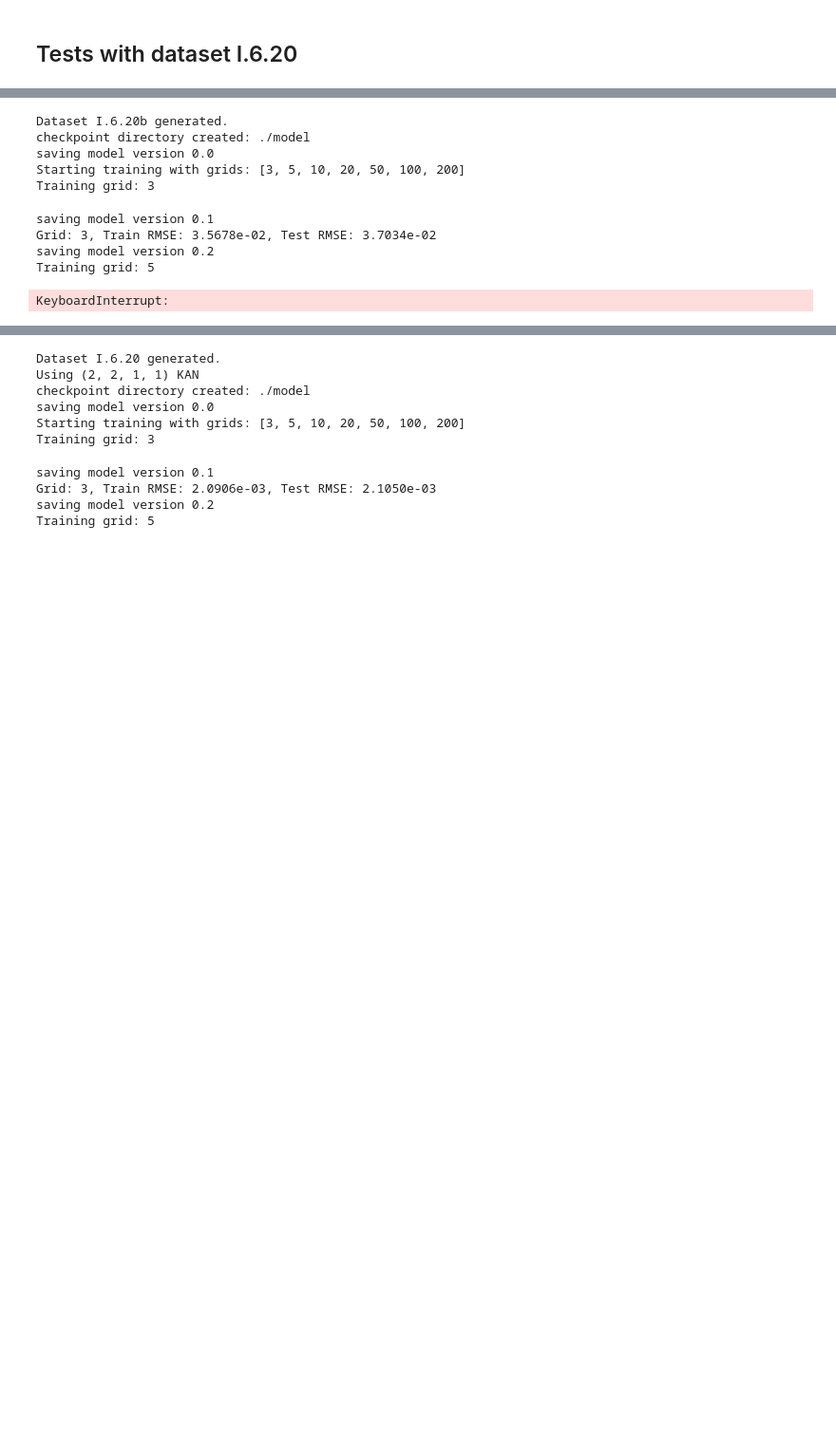
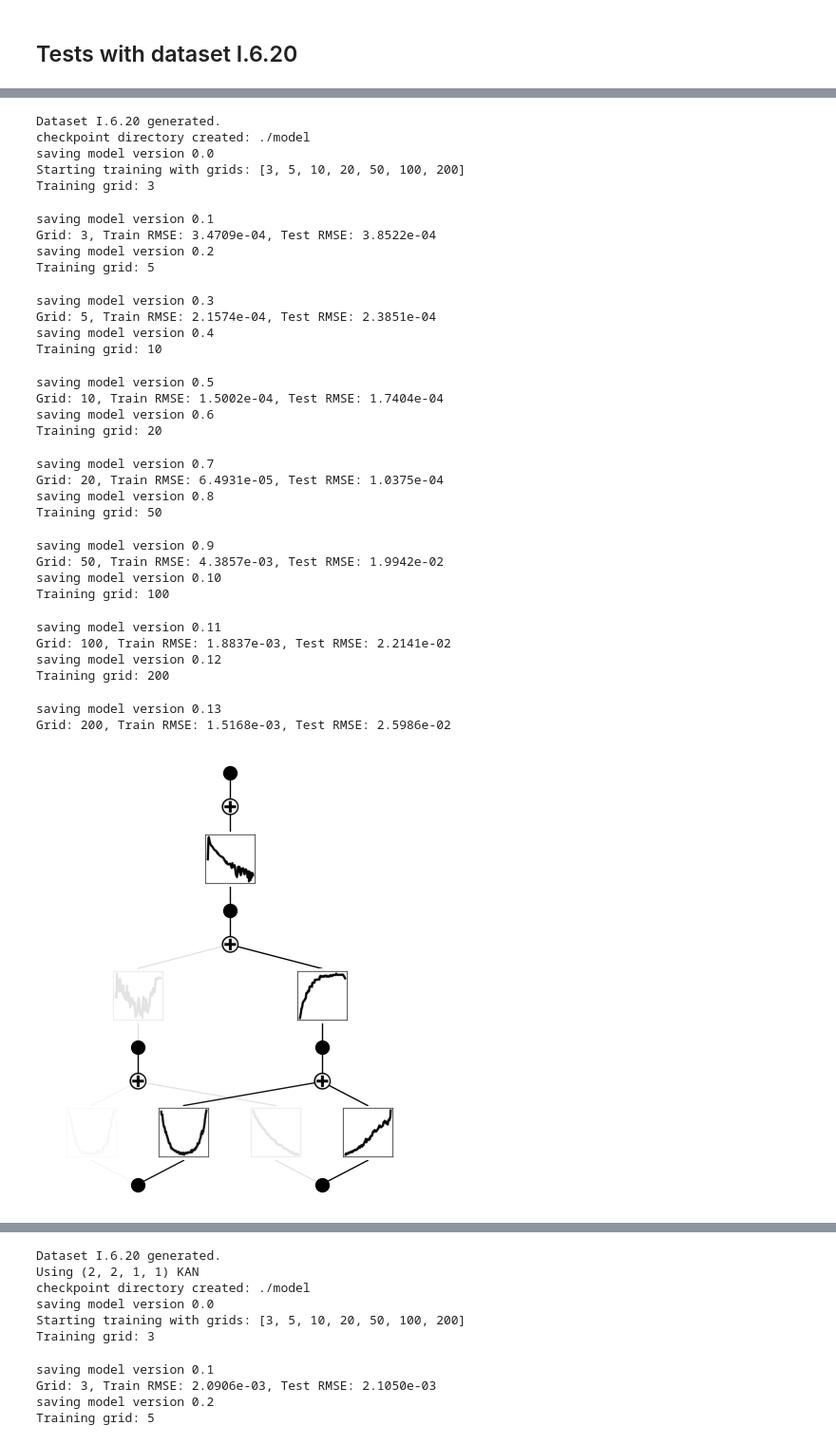
Before and after one commit to paumateo/Deep-Learning-Advanced-KAN-Project, a Jupyter notebook: notebooks/reproduce_feynman.ipynb, the cells around one changed output, grey strips where cells are left out. Shown at 95% size. Saved outputs shown, nothing was run; the diff lists cells and outputs as text; code cells hidden in the pictures; blank space fills up the shorter version.

```diff
--- a/notebooks/reproduce_feynman.ipynb
+++ b/notebooks/reproduce_feynman.ipynb
@@ -19,44 +57,66 @@ from kan.feynman import get_feynman_dataset
 seed = 42
 torch.manual_seed(seed)
 # 1. Get Feynman Dataset Info
-dataset_name = 'I.6.20b'
+dataset_name = 'I.6.20'
 symbol, expr, f, ranges = get_feynman_dataset(dataset_name)
 # 2. Create Dataset
 # n_var is the number of input variables (len(ranges))
-dataset = create_dataset(f, n_var=len(ranges), ranges=ranges, train_num=5000, test_num=5000, seed=seed)
+dataset = create_dataset(f, n_var=len(ranges), ranges=ranges, train_num=1000, test_num=1000, seed=seed)
 print(f"Dataset {dataset_name} generated.")
 
 # 3. Initialize KAN Model with coarse grid G=3
 
-model = KAN(width=[len(ranges), 2, 2, 1, 1], grid=3, k=3, seed=seed)
+model = KAN(width=[len(ranges), 2, 1, 1], grid=3, k=3, seed=seed)
 
 # 4. Train with Grid Extension (Paper Protocol)
 # "increasing number of grid points every 200 steps to cover G = {3,5,10,20,50,100,200}"
 grids = [3, 5, 10, 20, 50, 100, 200]
 steps_per_grid = 200
 print(f"Starting training with grids: {grids}")
 for i, g in enumerate(grids):
     if i > 0:
         # Refine the grid to the new size 'g'
         # This returns a NEW model with finer grid, initialized from the old one
         model = model.refine(g)
 
     print(f"Training grid: {g}")
     # Train for 200 steps
     results = model.fit(dataset, opt="LBFGS", steps=steps_per_grid, lamb=0.0)
 
     print(f"Grid: {g}, Train RMSE: {results['train_loss'][-1]:.4e}, Test RMSE: {results['test_loss'][-1]:.4e}")
 # 5. Plot final model
 model.plot()
 plt.show()
 # %% [output]
-Dataset I.6.20b generated.
+Dataset I.6.20 generated.
 checkpoint directory created: ./model
 saving model version 0.0
 Starting training with grids: [3, 5, 10, 20, 50, 100, 200]
 Training grid: 3
 saving model version 0.1
-Grid: 3, Train RMSE: 3.5678e-02, Test RMSE: 3.7034e-02
+Grid: 3, Train RMSE: 3.4709e-04, Test RMSE: 3.8522e-04
 saving model version 0.2
 Training grid: 5
-KeyboardInterrupt:
+saving model version 0.3
+Grid: 5, Train RMSE: 2.1574e-04, Test RMSE: 2.3851e-04
+saving model version 0.4
+Training grid: 10
+saving model version 0.5
+Grid: 10, Train RMSE: 1.5002e-04, Test RMSE: 1.7404e-04
+saving model version 0.6
+Training grid: 20
+saving model version 0.7
+Grid: 20, Train RMSE: 6.4931e-05, Test RMSE: 1.0375e-04
+saving model version 0.8
+Training grid: 50
+saving model version 0.9
+Grid: 50, Train RMSE: 4.3857e-03, Test RMSE: 1.9942e-02
+saving model version 0.10
+Training grid: 100
+saving model version 0.11
+Grid: 100, Train RMSE: 1.8837e-03, Test RMSE: 2.2141e-02
+saving model version 0.12
+Training grid: 200
+saving model version 0.13
+Grid: 200, Train RMSE: 1.5168e-03, Test RMSE: 2.5986e-02
+[figure, added]
```
Also changed, not shown: parts of 36 cells of this notebook.
